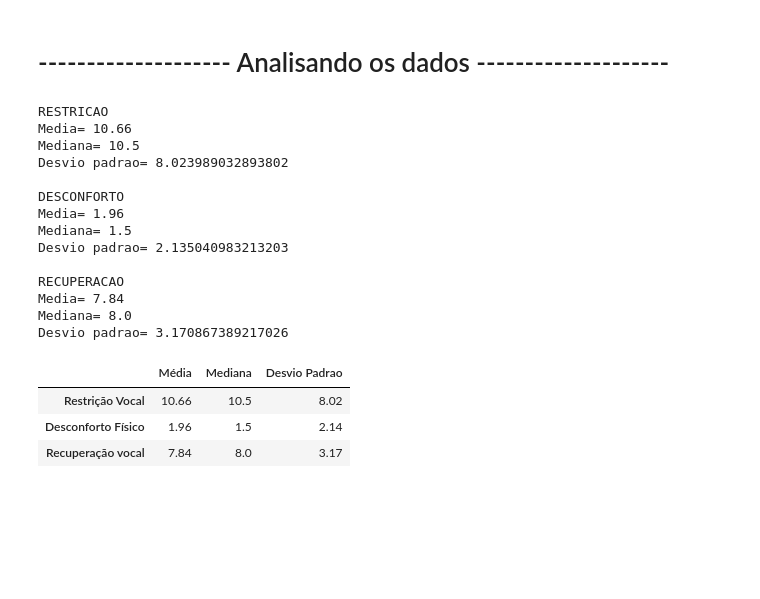
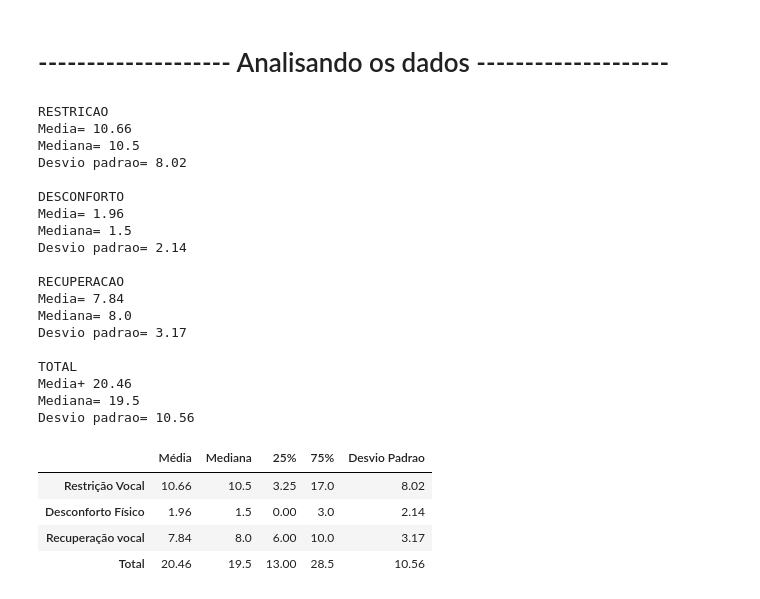
Before and after one commit to ArthurPetito/Vanessa-project, a Jupyter notebook: projeto-formulario Vanessa.ipynb, the cells around one changed output. Saved outputs shown, nothing was run; the diff lists cells and outputs as text; code cells hidden in the pictures; blank space fills up the shorter version.

```diff
--- a/projeto-formulario Vanessa.ipynb
+++ b/projeto-formulario Vanessa.ipynb
@@ -103,38 +104,59 @@ dados_numericos.head()
 restricao = dados_numericos.loc[:,"restricao_vocal_1":"restricao_vocal_11"].sum(axis=1)
 desconforto = dados_numericos.loc[:,"desconforto_fisico_1":"desconforto_fisico_5"].sum(axis=1)
 recuperacao = dados_numericos.loc[:,"recuperacao_vocal_1":"recuperacao_vocal_3"].sum(axis=1)
+total = dados_numericos.loc[:,"restricao_vocal_1":"recuperacao_vocal_3"].sum(axis=1)
 #restricao_media  = restricao.stack().mean()   meeelhor do jeito q fiz embiaxo com numpy
 restricao_media, restricao_mediana, restricao_desvio = np.mean(restricao.values), np.median(restricao.values), np.std(restricao.values)
 desconforto_media, desconforto_mediana, desconforto_desvio = np.mean(desconforto.values), np.median(desconforto.values), np.std(desconforto.values)
 recuperacao_media, recuperacao_mediana, recuperacao_desvio = np.mean(recuperacao.values), np.median(recuperacao.values), np.std(recuperacao.values)
+total_media, total_eediana, total_desvio = np.mean(total.values), np.median(total.values), np.std(total.values)
+restricao_desvio,desconforto_desvio, recuperacao_desvio, total_desvio= round(restricao_desvio,2), round(desconforto_desvio,2), round(recuperacao_desvio,2), round(total_desvio,2)
 
 print ("RESTRICAO\nMedia=", restricao_media, "\nMediana=", restricao_mediana, "\nDesvio padrao=", restricao_desvio)
 print ("\nDESCONFORTO\nMedia=", desconforto_media, "\nMediana=", desconforto_mediana, "\nDesvio padrao=", desconforto_desvio)
 print ("\nRECUPERACAO\nMedia=", recuperacao_media, "\nMediana=", recuperacao_mediana, "\nDesvio padrao=", recuperacao_desvio)
+print  ("\nTOTAL\nMedia+", total_media, "\nMediana=", total_eediana, "\nDesvio padrao=", total_desvio)
 # %% [output]
 RESTRICAO
 Media= 10.66
 Mediana= 10.5
-Desvio padrao= 8.023989032893802
+Desvio padrao= 8.02
 
 DESCONFORTO
 Media= 1.96
 Mediana= 1.5
-Desvio padrao= 2.135040983213203
+Desvio padrao= 2.14
 
 RECUPERACAO
 Media= 7.84
 Mediana= 8.0
-Desvio padrao= 3.170867389217026
+Desvio padrao= 3.17
+
+TOTAL
+Media+ 20.46
+Mediana= 19.5
+Desvio padrao= 10.56
+# %%
+# calculando os quartis de .25 e .75 ( 25% e 75% respeectivameente)
+restricao_quantis = restricao.quantile([.25,.75])
+desconforto_quantis = desconforto.quantile([.25,.75])
+recuperacao_quantis = recuperacao.quantile([.25,.75])
+total_quqntis= total.quantile([.25,.75])
+
+#restricao_quantis, desconforto_quantis, recuperacao_quantis, total_quqntis
 # %%
-data = { "Restrição Vocal":[restricao_media, restricao_mediana,round(restricao_desvio,2)] ,
-        "Desconforto Físico":[desconforto_media, desconforto_mediana, round(desconforto_desvio,2)],
-        "Recuperação vocal":[recuperacao_media, recuperacao_mediana, round(recuperacao_desvio,2)]}
+data = { "Restrição Vocal":[restricao_media, restricao_mediana,restricao_desvio] ,
+         "Desconforto Físico":[desconforto_media, desconforto_mediana, desconforto_desvio],
+         "Recuperação vocal":[recuperacao_media, recuperacao_mediana, recuperacao_desvio],
+         "Total":[total_media, total_eediana, total_desvio]}
 resultados = pd.DataFrame(data,index=["Média","Mediana","Desvio Padrao"]).transpose()
+resultados.insert(2,"25%", [restricao_quantis.iloc[0],desconforto_quantis.iloc[0],recuperacao_quantis.iloc[0],total_quqntis.iloc[0]])
+resultados.insert(3, "75%", [restricao_quantis.iloc[1],desconforto_quantis.iloc[1],recuperacao_quantis.iloc[1],total_quqntis.iloc[1]])
 
 resultados
 # %% [output]
-|  | Média | Mediana | Desvio Padrao |
-| Restrição Vocal | 10.66 | 10.5 | 8.02 |
-| Desconforto Físico | 1.96 | 1.5 | 2.14 |
-| Recuperação vocal | 7.84 | 8.0 | 3.17 |
+|  | Média | Mediana | 25% | 75% | Desvio Padrao |
+| Restrição Vocal | 10.66 | 10.5 | 3.25 | 17.0 | 8.02 |
+| Desconforto Físico | 1.96 | 1.5 | 0.00 | 3.0 | 2.14 |
+| Recuperação vocal | 7.84 | 8.0 | 6.00 | 10.0 | 3.17 |
+| Total | 20.46 | 19.5 | 13.00 | 28.5 | 10.56 |
```
Also changed, not shown: parts of 2 cells of this notebook, 2 other files.
